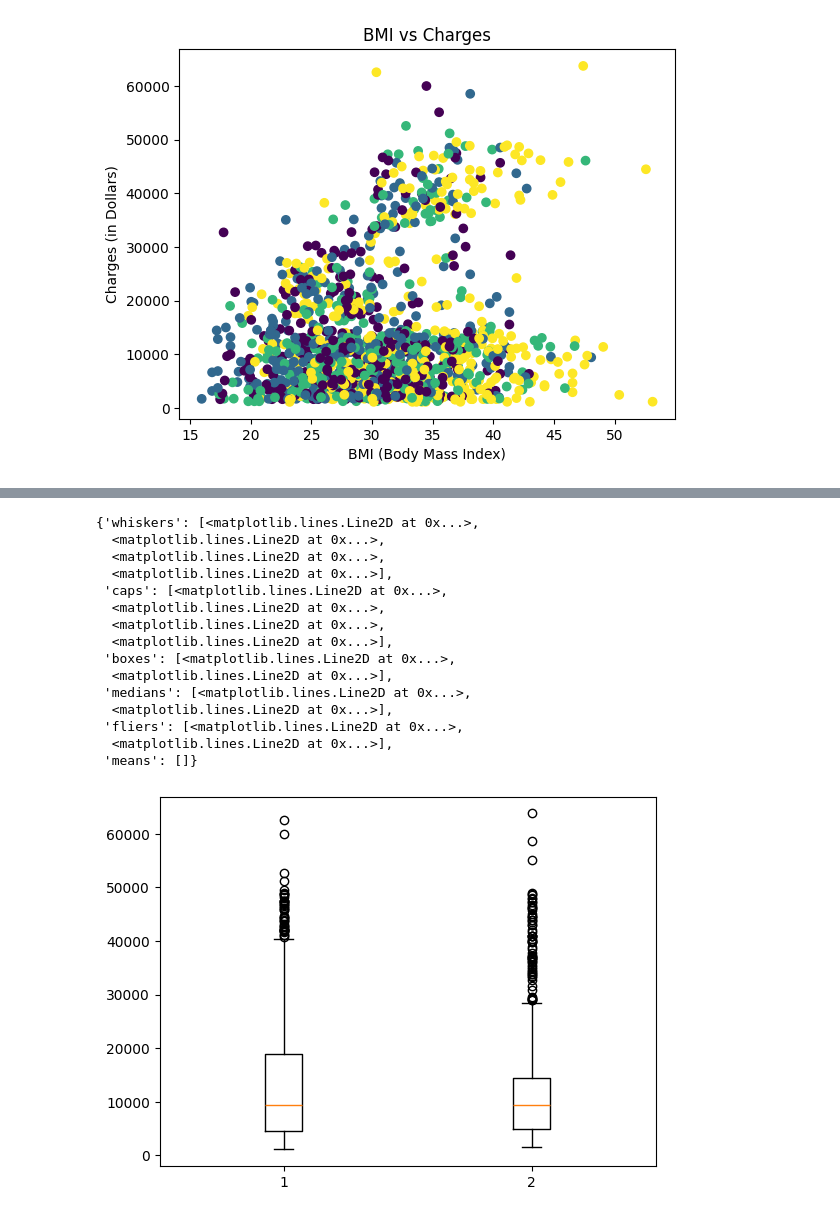
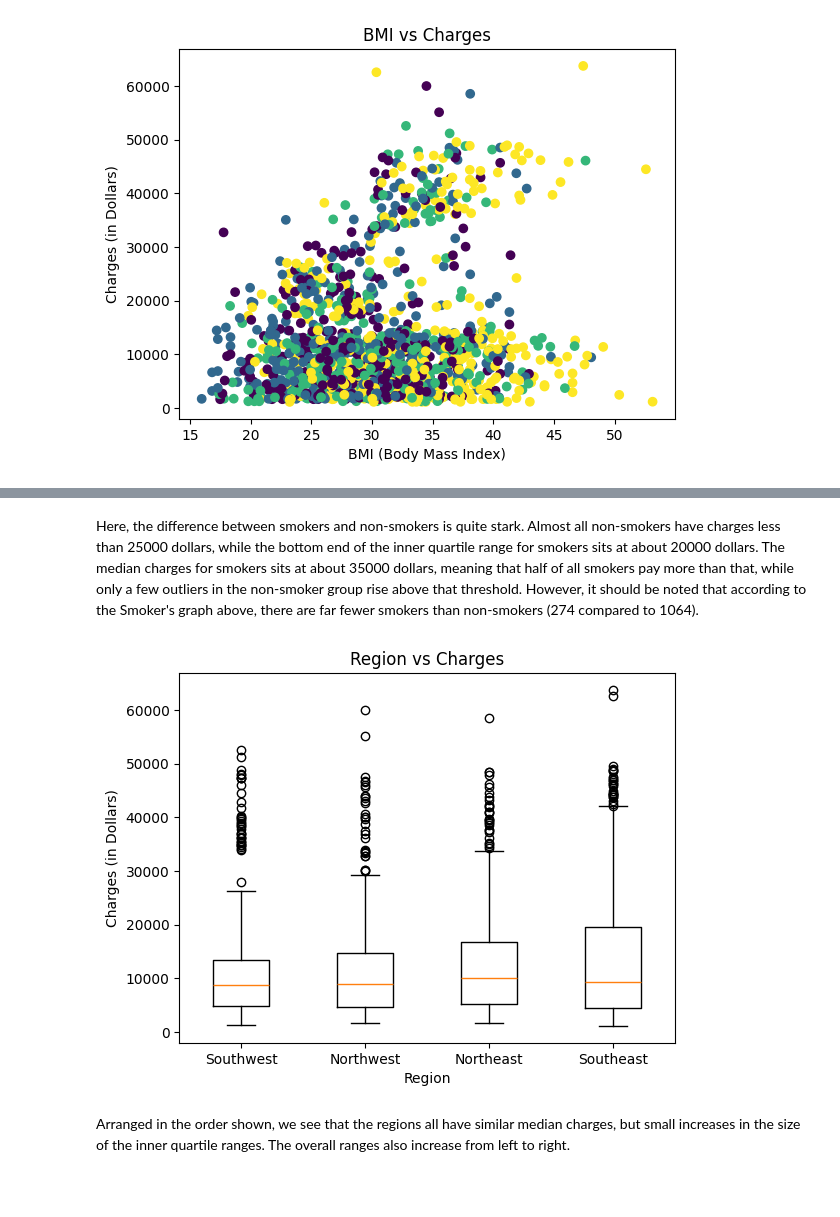
Before and after one commit to b-clang/U.S.-Medical-Insurance-Project, a Jupyter notebook: python-portfolio-project-starter-files/us-medical-insurance-costs.ipynb, the cells around one changed output, grey strips where cells are left out. Saved outputs shown, nothing was run; the diff lists cells and outputs as text; code cells hidden in the pictures; blank space fills up the shorter version.

```diff
--- a/python-portfolio-project-starter-files/us-medical-insurance-costs.ipynb
+++ b/python-portfolio-project-starter-files/us-medical-insurance-costs.ipynb
@@ -218,32 +216,38 @@ plt.boxplot([non_smoker_charges, smoker_charges])
-# %%
-# Region againsts charges
-male_patients = []
-female_patients = []
-for entry in insurance_data:
-    if entry['sex'] == 'male':
-        male_patients.append(entry)
-    else:
-        female_patients.append(entry)
-male_charges = [round(float(entry['charges']),2) for entry in male_patients]
-female_charges = [round(float(entry['charges']),2) for entry in female_patients]
-
-
-
-plt.boxplot([male_charges, female_charges])
-# %% [output]
-{'whiskers': [<matplotlib.lines.Line2D at 0x...>,
-  <matplotlib.lines.Line2D at 0x...>,
-  <matplotlib.lines.Line2D at 0x...>,
-  <matplotlib.lines.Line2D at 0x...>],
- 'caps': [<matplotlib.lines.Line2D at 0x...>,
-  <matplotlib.lines.Line2D at 0x...>,
-  <matplotlib.lines.Line2D at 0x...>,
-  <matplotlib.lines.Line2D at 0x...>],
- 'boxes': [<matplotlib.lines.Line2D at 0x...>,
-  <matplotlib.lines.Line2D at 0x...>],
- 'medians': [<matplotlib.lines.Line2D at 0x...>,
-  <matplotlib.lines.Line2D at 0x...>],
- 'fliers': [<matplotlib.lines.Line2D at 0x...>,
-  <matplotlib.lines.Line2D at 0x...>],
- 'means': []}
-[figure, removed]
+# %% [markdown]
+Here, the difference between smokers and non-smokers is quite stark. Almost all non-smokers have charges less than 25000 dollars, while the bottom end of the inner quartile range for smokers sits at about 20000 dollars. The median charges for smokers sits at about 35000 dollars, meaning that half of all smokers pay more than that, while only a few outliers in the non-smoker group rise above that threshold. However, it should be noted that according to the Smoker's graph above, there are far fewer smokers than non-smokers (274 compared to 1064).
+# %%
+# Region againsts charges
+northwest_patients = []
+northeast_patients = []
+southwest_patients = []
+southeast_patients = []
+
+# Data entries split according to regions
+for entry in insurance_data:
+    if entry['region'] == 'northwest':
+        northwest_patients.append(entry)
+    elif entry['region'] == 'northeast':
+        northeast_patients.append(entry)
+    elif entry['region'] == 'southwest':
+        southwest_patients.append(entry)
+    else:
+        southeast_patients.append(entry)
+
+# Charges for each entry according to region compiled with list comprehensions
+northwest_charges = [round(float(entry['charges']),2) for entry in northwest_patients]
+northeast_charges = [round(float(entry['charges']),2) for entry in northeast_patients]
+southwest_charges = [round(float(entry['charges']),2) for entry in southwest_patients]
+southeast_charges = [round(float(entry['charges']),2) for entry in southeast_patients]
+
+
+# Regions are categories, so boxplot used
+plt.boxplot([southwest_charges, northwest_charges, northeast_charges, southeast_charges])
+plt.title("Region vs Charges")
+plt.xlabel("Region")
+plt.ylabel("Charges (in Dollars)")
+plt.xticks([1,2,3,4], ['Southwest', 'Northwest', 'Northeast', 'Southeast'])
+plt.show()
+# %% [output]
+[figure, added]
+# %% [markdown]
+Arranged in the order shown, we see that the regions all have similar median charges, but small increases in the size of the inner quartile ranges. The overall ranges also increase from left to right.
```
Also changed, not shown: parts of 11 cells of this notebook.
